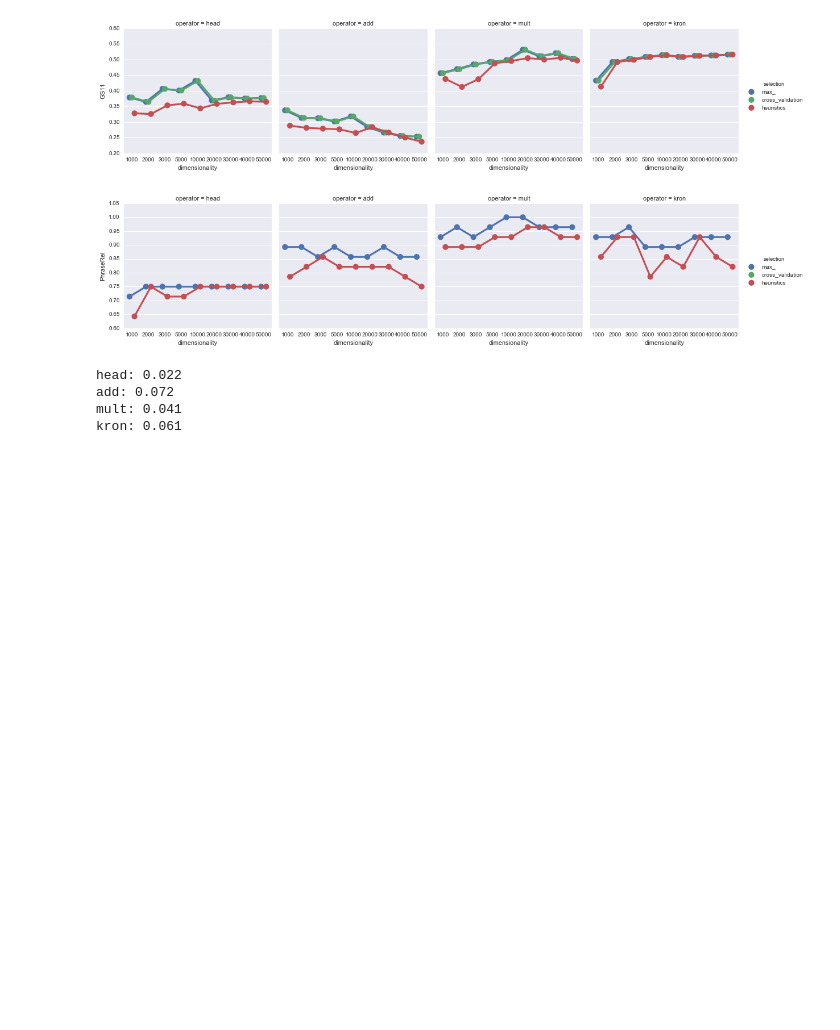
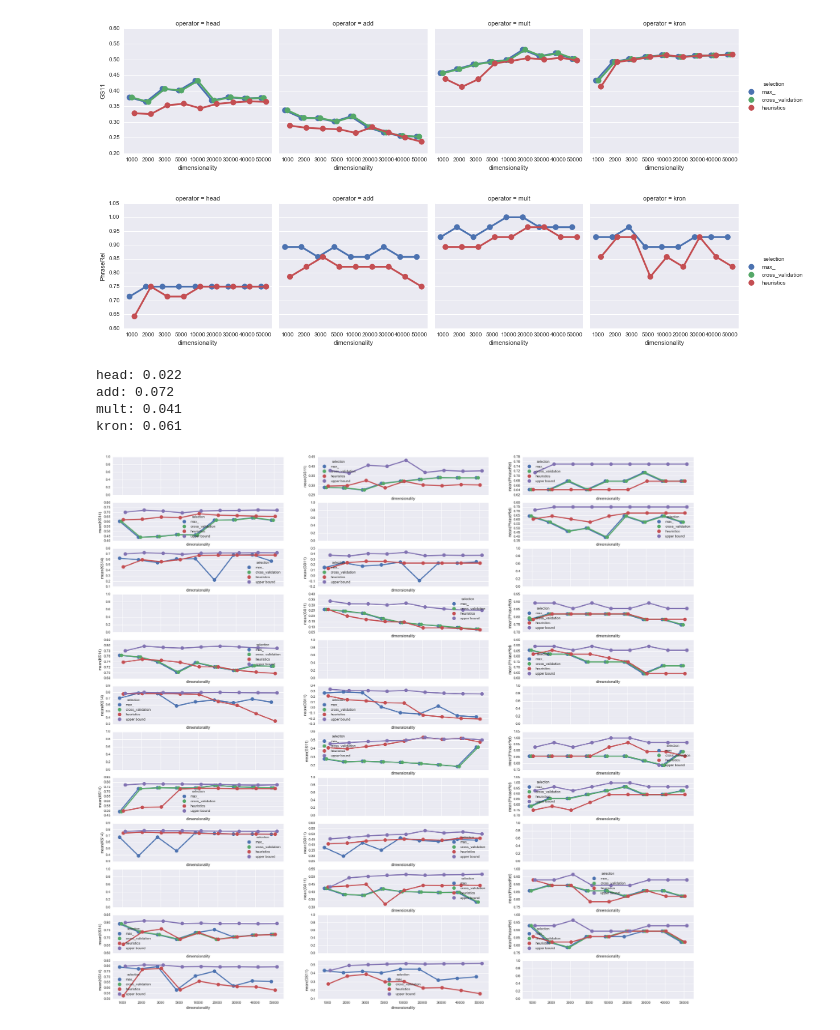
Before and after one commit to dimazest/thesis, a Jupyter notebook: supplement/parameter-selection.ipynb, the cells around one changed output. Drawn from its saved outputs; the diff is of its cells as text; code cells hidden in the pictures; blank space fills up the shorter version.

```diff
--- a/supplement/parameter-selection.ipynb
+++ b/supplement/parameter-selection.ipynb
@@ -1516,3 +1460,54 @@ head: 0.022
 add: 0.072
 mult: 0.041
 kron: 0.061
+# %%
+dataset_mapping = {
+    'KS14': [
+        max_selection_ks14,
+        cross_validation_selection_ks14,
+        heuristics_selection_ks14,
+    ],
+    'GS11': [
+        max_selection_gs11,
+        cross_validation_selection_gs11,
+        heuristics_selection_gs11,
+    ],
+    'PhraseRel': [
+        max_selection_phraserel,
+        #cross_validation_selection_phraserel,
+        heuristics_selection_phraserel,
+    ],
+}
+# %%
+f, axarr = plt.subplots(
+    12, 3,
+    sharex=True,
+    sharey=False,
+    figsize=(15 * 2, 7 * 4)
+)
+
+for operator_i, operator in enumerate(('head', 'add', 'mult', 'kron')):
+    for from_i, from_ in enumerate(('KS14', 'GS11', 'PhraseRel')):
+        for to_i, to_ in enumerate(('KS14', 'GS11', 'PhraseRel')):
+
+            if from_i == to_i:
+                continue
+                t.plot_parameter_selection_comparison(
+                    dataset_mapping[from_],
+                    from_,
+                    ax=axarr[from_i + operator_i * 3, to_i],
+                    operator=operator,
+                )
+            else:
+                t.plot_parameter_selection_comparison(
+                    (
+                        dataset_mapping[from_] +
+                        [dataset_mapping[to_][0].assign(selection='upper bound')]
+                    ),
+                    from_,
+                    to_,
+                    ax=axarr[from_i + operator_i * 3, to_i],
+                    operator=operator,
+                )
+# %% [output]
+[figure, added]
```
Also changed, not shown: parts of 4 cells of this notebook, 1 other file.
